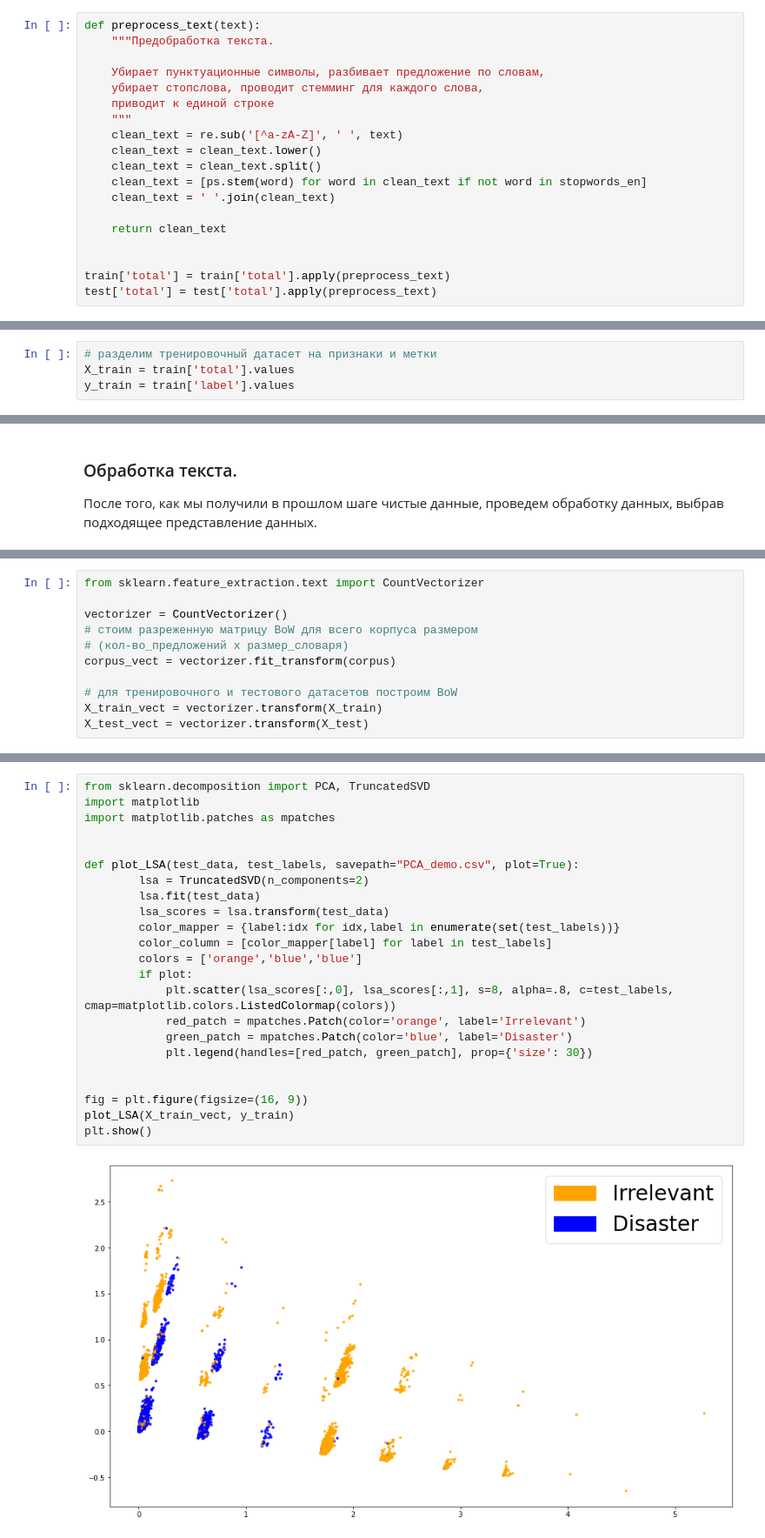
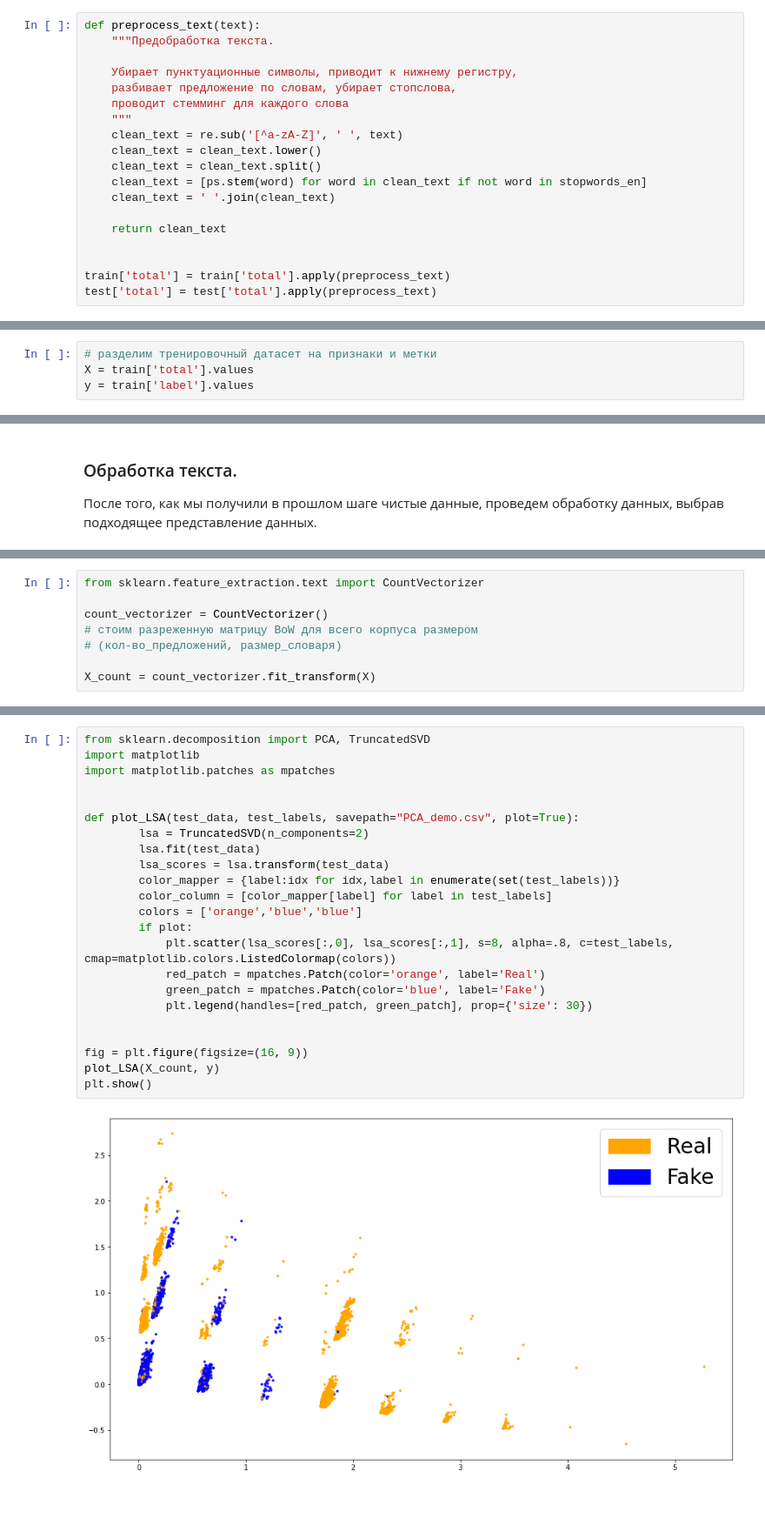
Before and after one commit to klyambda/fake-news, a Jupyter notebook: FN_Classification.ipynb, the cells around one changed output, grey strips where cells are left out. Shown at 87% size. Cells and saved outputs as stored; diff of their text form; blank space fills up the shorter version.

```diff
--- a/FN_Classification.ipynb
+++ b/FN_Classification.ipynb
@@ -130,9 +134,9 @@ ps = PorterStemmer()
 def preprocess_text(text):
     """Предобработка текста.
 
-    Убирает пунктуационные символы, разбивает предложение по словам,
-    убирает стопслова, проводит стемминг для каждого слова,
-    приводит к единой строке
+    Убирает пунктуационные символы, приводит к нижнему регистру,
+    разбивает предложение по словам, убирает стопслова,
+    проводит стемминг для каждого слова
     """
     clean_text = re.sub('[^a-zA-Z]', ' ', text)
     clean_text = clean_text.lower()
@@ -162,5 +166,5 @@ train['total']
 Name: total, Length: 20800, dtype: object
 # %%
 # разделим тренировочный датасет на признаки и метки
-X_train = train['total'].values
-y_train = train['label'].values
+X = train['total'].values
+y = train['label'].values
@@ -216,11 +203,8 @@ Text(0, 0.5, 'Количество предложений')
 # %%
 from sklearn.feature_extraction.text import CountVectorizer
 
-vectorizer = CountVectorizer()
+count_vectorizer = CountVectorizer()
 # стоим разреженную матрицу BoW для всего корпуса размером
-# (кол-во_предложений x размер_словаря)
-corpus_vect = vectorizer.fit_transform(corpus)
+# (кол-во_предложений, размер_словаря)
 
-# для тренировочного и тестового датасетов построим BoW
-X_train_vect = vectorizer.transform(X_train)
-X_test_vect = vectorizer.transform(X_test)
+X_count = count_vectorizer.fit_transform(X)
@@ -242,25 +218,25 @@ X_test_vect
 # %%
 from sklearn.decomposition import PCA, TruncatedSVD
 import matplotlib
 import matplotlib.patches as mpatches
 
 
 def plot_LSA(test_data, test_labels, savepath="PCA_demo.csv", plot=True):
         lsa = TruncatedSVD(n_components=2)
         lsa.fit(test_data)
         lsa_scores = lsa.transform(test_data)
         color_mapper = {label:idx for idx,label in enumerate(set(test_labels))}
         color_column = [color_mapper[label] for label in test_labels]
         colors = ['orange','blue','blue']
         if plot:
             plt.scatter(lsa_scores[:,0], lsa_scores[:,1], s=8, alpha=.8, c=test_labels, cmap=matplotlib.colors.ListedColormap(colors))
-            red_patch = mpatches.Patch(color='orange', label='Irrelevant')
-            green_patch = mpatches.Patch(color='blue', label='Disaster')
+            red_patch = mpatches.Patch(color='orange', label='Real')
+            green_patch = mpatches.Patch(color='blue', label='Fake')
             plt.legend(handles=[red_patch, green_patch], prop={'size': 30})
 
 
 fig = plt.figure(figsize=(16, 9))
-plot_LSA(X_train_vect, y_train)
+plot_LSA(X_count, y)
 plt.show()
 # %% [output]
-[figure, old version]
+[figure, new version]
```
Also changed, not shown: parts of 35 cells of this notebook.
